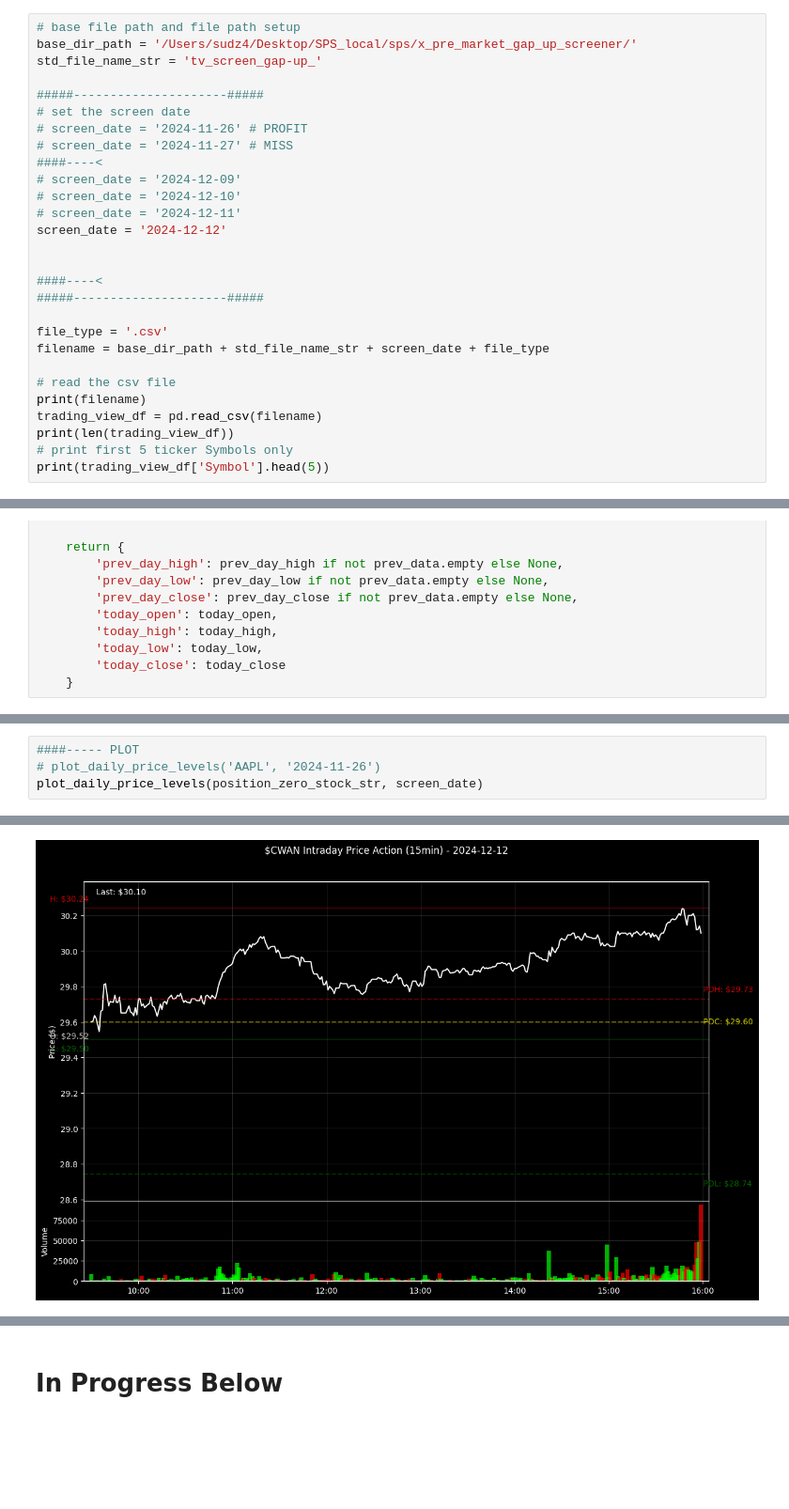
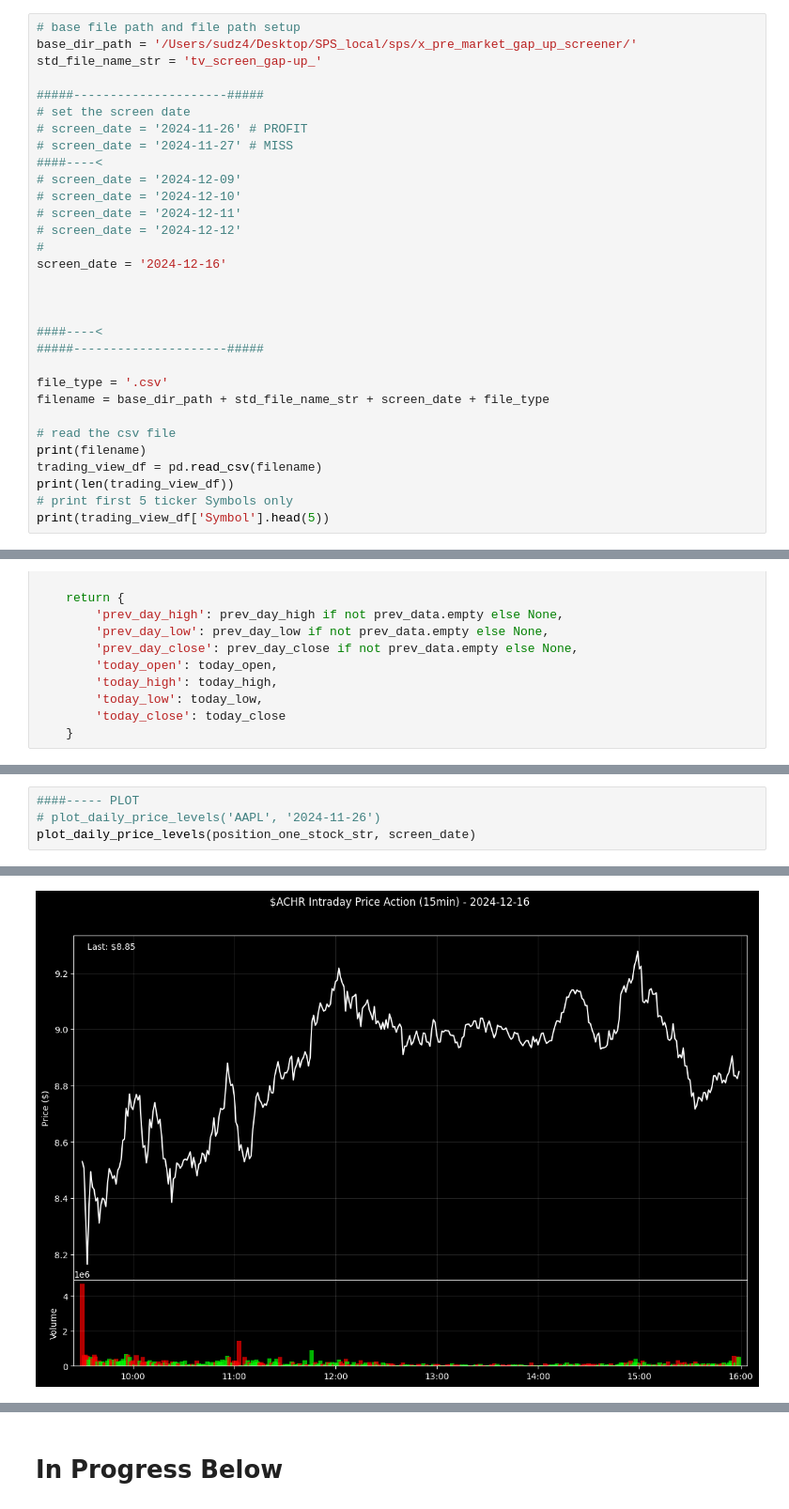
Before and after one commit to sudz4/sps, a Jupyter notebook: x_pre_market_gap_up_screener/main_dev_pmgus.ipynb, the cells around one changed output, grey strips where cells are left out. Shown at 94% size. Saved outputs shown, nothing was run; the diff lists cells and outputs as text; blank space fills up the shorter version.

```diff
--- a/x_pre_market_gap_up_screener/main_dev_pmgus.ipynb
+++ b/x_pre_market_gap_up_screener/main_dev_pmgus.ipynb
@@ -41,7 +41,10 @@ std_file_name_str = 'tv_screen_gap-up_'
 # screen_date = '2024-12-09'
 # screen_date = '2024-12-10'
 # screen_date = '2024-12-11'
-screen_date = '2024-12-12'
+# screen_date = '2024-12-12'
+#
+screen_date = '2024-12-16'
+
 
 
 ####----<
@@ -954,5 +960,5 @@ CWAN
 # %%
 ####----- PLOT
 # plot_daily_price_levels('AAPL', '2024-11-26')
-plot_daily_price_levels(position_zero_stock_str, screen_date)
+plot_daily_price_levels(position_one_stock_str, screen_date)
 # %% [output]
@@ -959 +966 @@ plot_daily_price_levels(position_zero_stock_str, screen_date)
-[figure, old version]
+[figure, new version]
```
Also changed, not shown: parts of 9 cells of this notebook, 2 other files.
